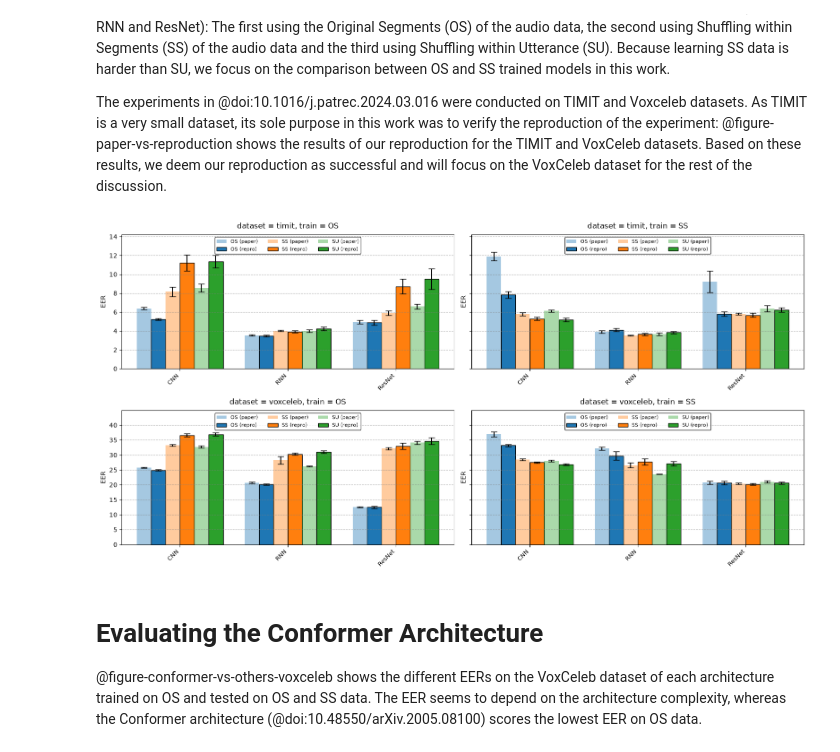
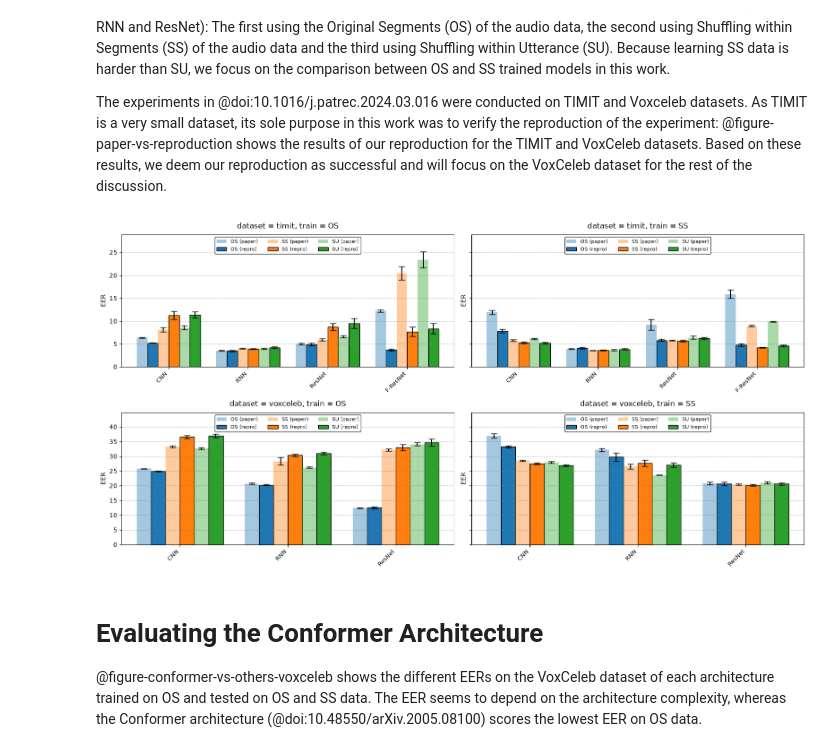
Before and after one commit to sage-diarization/Speaker-Recognition-Supra-Segmental-Temporal-Features, a Jupyter notebook: doc/speaker-verification.ipynb, the cells around one changed output. Drawn from its saved outputs; the diff is of its cells as text; code cells hidden in the pictures.

```diff
--- a/doc/speaker-verification.ipynb
+++ b/doc/speaker-verification.ipynb
@@ -88,7 +88,7 @@ df_filtered_repro = df_repro[df_repro['train_strategy'].isin(['OS', 'SS'])].copy
 df_filtered_paper = df_paper[df_paper['train_strategy'].isin(['OS', 'SS'])].copy()
 
 # Define fixed architecture order
-architectures = ['CNN', 'RNN', 'ResNet']
+architectures = ['CNN', 'RNN', 'ResNet', 'F-ResNet']
 
 # Get unique datasets and training strategies
 datasets = sorted(df_filtered_repro['dataset'].unique())
@@ -179,34 +179,34 @@ for i, dataset in enumerate(datasets):
                        label=f'{test_strategy} (paper)')
 
             # Repro solid bars
             test_data_repro = subset_repro[subset_repro['test_strategy'] == test_strategy]
             arch_to_eer = {}
             arch_to_std = {}
             for _, row in test_data_repro.iterrows():
                 arch_to_eer[row['architecture']] = row['eer_mean']
                 arch_to_std[row['architecture']] = row['eer_std']
 
             eer_means = [arch_to_eer.get(arch, 0) for arch in subset_architectures]
             eer_stds = [arch_to_std.get(arch, 0) for arch in subset_architectures]
 
             ax.bar(x + repro_offset, eer_means, bar_width,
                    yerr=eer_stds, capsize=5,
                    color=colors[test_strategy],
                    alpha=1.0, edgecolor='black',
                    label=labels[test_strategy])
 
         # Customize plot
         ax.set_title(f'dataset = {dataset}, train = {train_strategy}', fontsize=12, pad=10)
         ax.set_ylabel('EER', fontsize=10)
         ax.set_ylim(0, dataset_max[dataset])
         ax.set_xticks(x)
         ax.set_xticklabels(subset_architectures, rotation=45, ha='right', fontsize=9)
         ax.grid(axis='y', alpha=0.6, linestyle='--')
         ax.legend(loc='upper center', fontsize=8, ncol=len(test_strategies))
 
 plt.tight_layout()
 # %% [output]
-[figure, old version]
+[figure, new version]
 # %% [markdown]
 # Evaluating the Conformer Architecture
 
```
Also changed, not shown: parts of 5 cells of this notebook, 2 other files.
